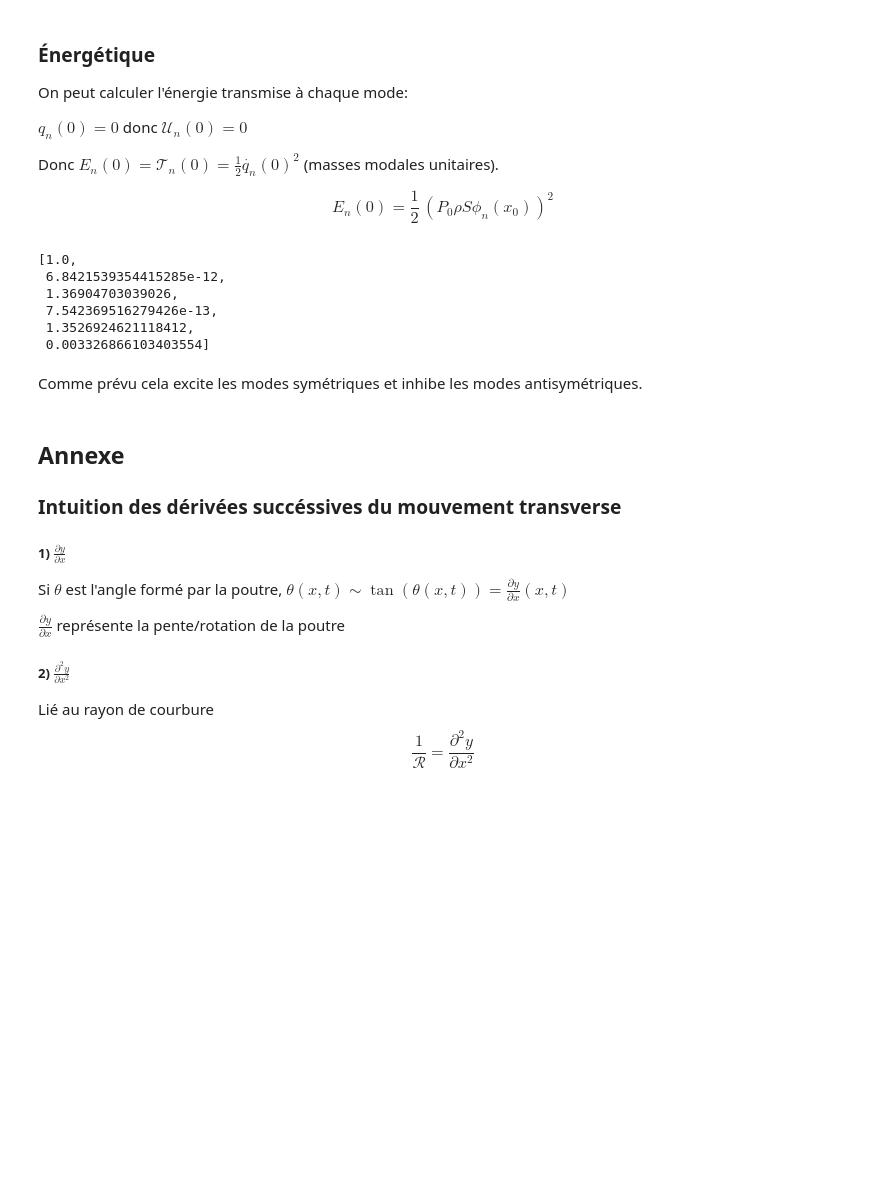
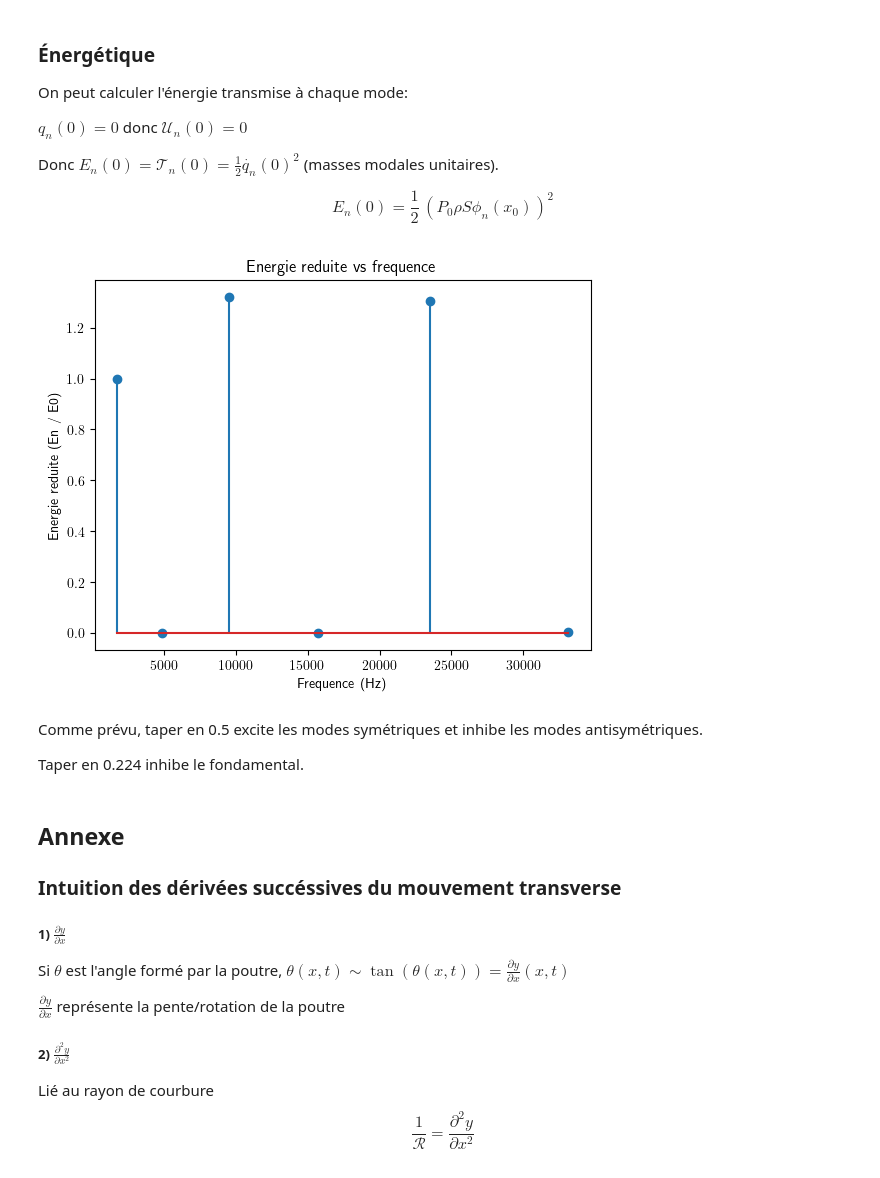
Before and after one commit to vincent-lafouasse/Glockenspiel_PhysicalModelling, a Jupyter notebook: percu1.ipynb, the cells around one changed output. Drawn from its saved outputs; the diff is of its cells as text; code cells hidden in the pictures; blank space fills up the shorter version.

```diff
--- a/percu1.ipynb
+++ b/percu1.ipynb
@@ -263,8 +265,8 @@ class Beam:
     E = 200_000_000_000
     rho = 7800
     S = b * h
-    I = b * h * h * h / 12
-    c = math.sqrt(E * I / (rho * S)) # moment quadratique
+    I = b * h * h * h / 12 # moment quadratique
+    c = math.sqrt(E * I / (rho * S))
 
 
 # solutions de cos(kL)cosh(kL) = 1
@@ -292,16 +294,15 @@ class Mode:
     def frequence(self):
         return self.pulsation() / (2 * np.pi)
 
+    def at(self, x):
+        kx = self.k * x
+        cosPart = np.cos(kx) + np.cosh(kx)
+        sinPart = np.sin(kx) + np.sinh(kx)
+        return self.a * cosPart + self.b * sinPart
+
     def realise(self, nPoints):
         x = np.linspace(0, Beam.L, nPoints)
-        cosPart = np.cos(self.k * x) + np.cosh(self.k * x)
-        sinPart = np.sin(self.k * x) + np.sinh(self.k * x)
-        return self.a * cosPart + self.b * sinPart
-
-    def at(self, x):
-        cosPart = np.cos(self.k * x) + np.cosh(self.k * x)
-        sinPart = np.sin(self.k * x) + np.sinh(self.k * x)
-        return self.a * cosPart + self.b * sinPart
+        return self.at(x)
 
 
     def normalise(self, scale):
@@ -615,7 +614,7 @@ nPoints = 300
 duree = 5
 fps = 30
 
-phi = np.asarray()
+phi = []
 for mode in modes:
     _phi = mode.realise(nPoints)
     phi.append(_phi)
@@ -645,20 +644,26 @@ $$
 # %%
 # On est pas tant interesse par la valeur absolue de En, seulement les ratios
 # On se permet donc d'écrire En(0) = phi_n(x0)^2 puis normaliser par E0
 
 x0 = Beam.L * 0.5
+# x0 = Beam.L * 0.224
 energies = [mode.at(x0) * mode.at(x0) for mode in modes]
 energies = [float(energy / energies[0]) for energy in energies]
 energies
+
+frequences = [mode.frequence() for mode in modes]
+
+plt.stem(frequences, energies)
+plt.title("Energie reduite vs frequence")
+plt.xlabel("Frequence (Hz)")
+plt.ylabel("Energie reduite (En / E0)")
+plt.show()
 # %% [output]
-[1.0,
- 6.8421539354415285e-12,
- 1.36904703039026,
- 7.542369516279426e-13,
- 1.3526924621118412,
- 0.003326866103403554]
+[figure, added]
 # %% [markdown]
-Comme prévu cela excite les modes symétriques et inhibe les modes antisymétriques.
+Comme prévu, taper en 0.5 excite les modes symétriques et inhibe les modes antisymétriques.
+
+Taper en 0.224 inhibe le fondamental.
 # %% [markdown]
 
 ## Annexe
```
Also changed, not shown: parts of 5 cells of this notebook, 1 other file.
